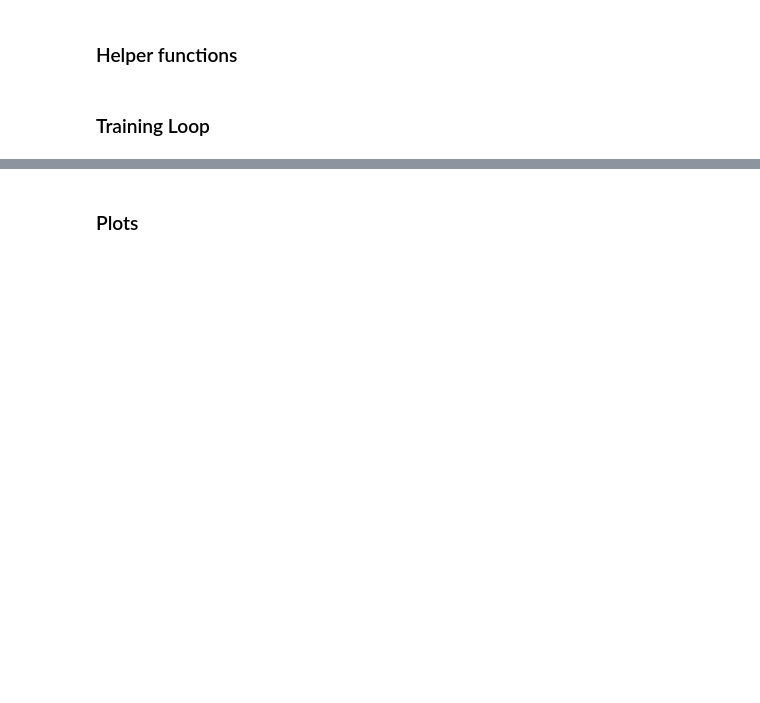
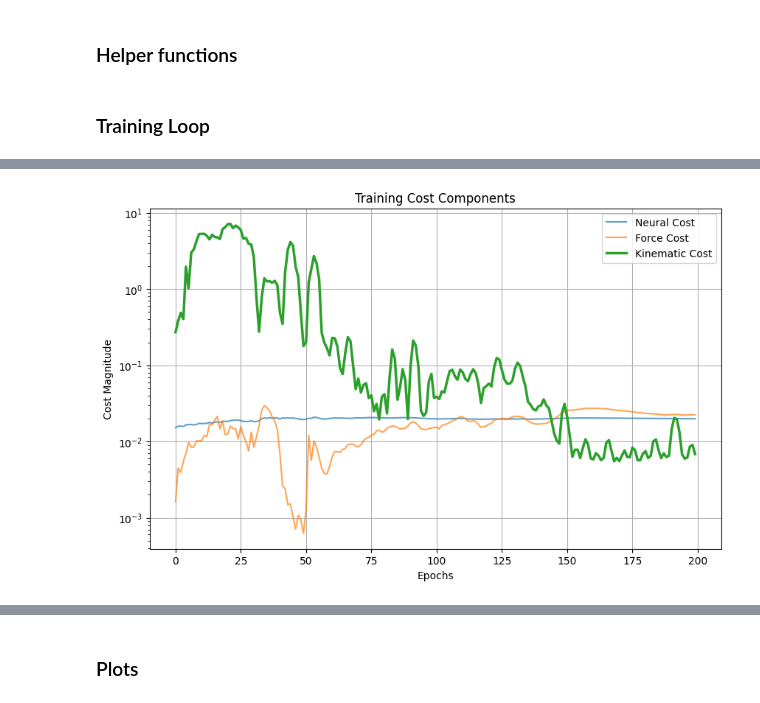
Before and after one commit to MetthewB/NX-492, a Jupyter notebook: script/current.ipynb, the cells around one changed output, grey strips where cells are left out. Saved outputs shown, nothing was run; the diff lists cells and outputs as text; code cells hidden in the pictures; blank space fills up the shorter version.

```diff
--- a/script/current.ipynb
+++ b/script/current.ipynb
@@ -423,0 +579,28 @@ Epoch 20/20, Load Condition: Low, Perturbation Direction: Up
+# %%
+def plot_cost_history(target_results, perturbation_idx):
+    """
+    Plots the Neural, Force, and Kinematic costs over epochs.
+    """
+    costs = target_results[perturbation_idx]["costs"]
+
+    # Create x-axis (epochs)
+    epochs = range(len(costs["total"]))
+
+    fig, ax = plt.subplots(figsize=(10, 6))
+
+    # Plot components
+    ax.plot(epochs, costs["neural"], label="Neural Cost", alpha=0.7)
+    ax.plot(epochs, costs["force"], label="Force Cost", alpha=0.7)
+    ax.plot(epochs, costs["kinematic"], label="Kinematic Cost", linewidth=2.5)
+
+    ax.set_xlabel("Epochs")
+    ax.set_ylabel("Cost Magnitude")
+    ax.set_title("Training Cost Components")
+    ax.legend()
+    ax.grid(True)
+    ax.set_yscale('log') # Log scale helps see small costs vs large costs
+    plt.show()
+# %%
+plot_cost_history(target_results, perturbation_idx)
+# %% [output]
+[figure, added]
```
Also changed, not shown: parts of 18 cells of this notebook, 1 other file.
